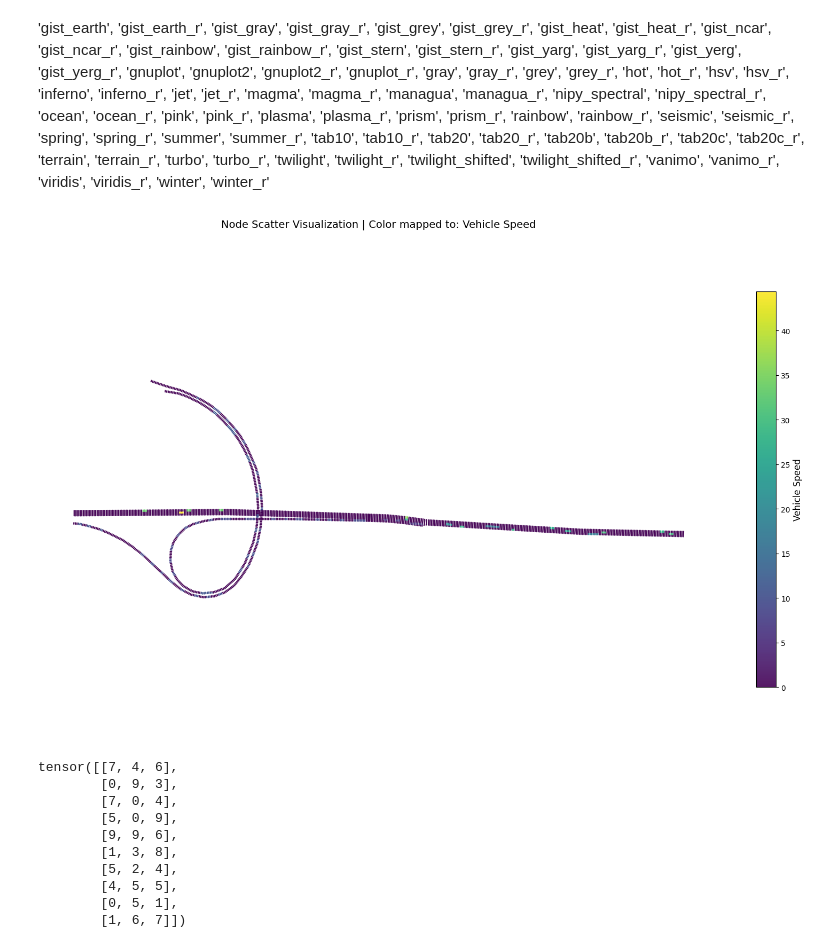
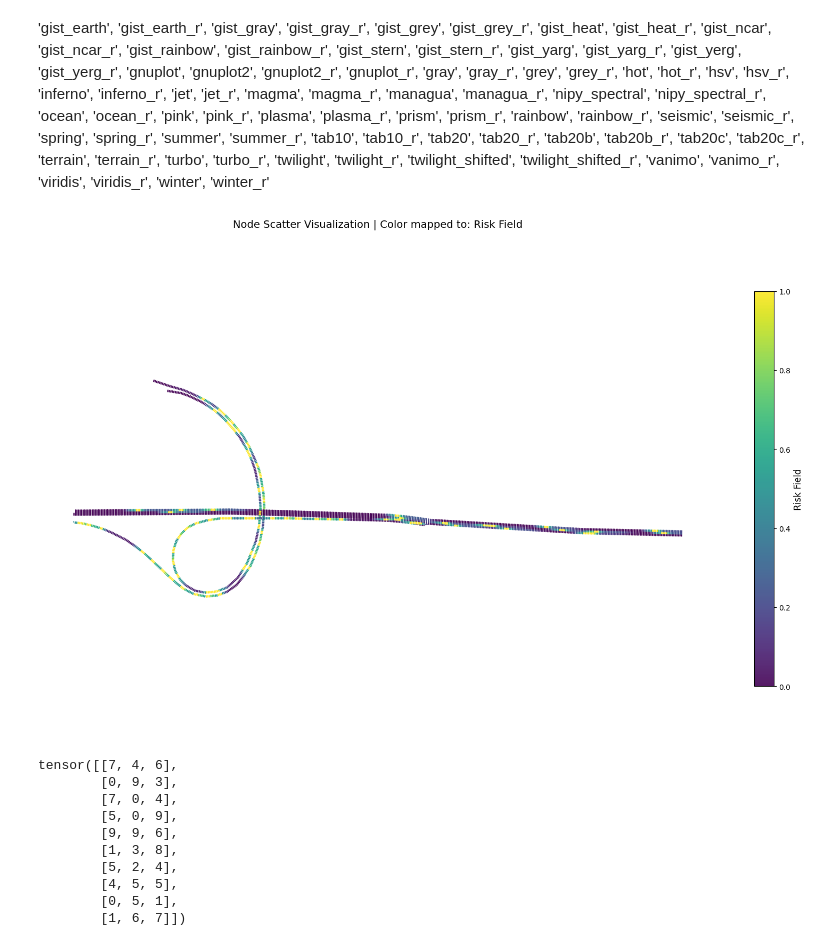
Before and after one commit to KomasaQi/COMPASS-Predictive-Driving, a Jupyter notebook: data/scripts/readGraphTest.ipynb, the cells around one changed output. Saved outputs shown, nothing was run; the diff lists cells and outputs as text; code cells hidden in the pictures.

```diff
--- a/data/scripts/readGraphTest.ipynb
+++ b/data/scripts/readGraphTest.ipynb
@@ -177,7 +170,7 @@ import torch
 from torch_geometric.data import Data
 
 # ====================== 1. 定义相对路径 ======================
-file_rel_path = "../dataset/rawmat/LygYc_no10_3500_merge_3_2025-12-28_12-59-55_205.mat"
+file_rel_path = "../dataset/CompassGraphDataset/raw/LygYc_no10_3500_merge_3_2025-12-28_12-59-55_200.mat"
 
 
 def read_graph_sample(file_rel_path,verbose=True):
@@ -222,6 +215,7 @@ def read_graph_sample(file_rel_path,verbose=True):
         graph_series.append(graph_pyg)
 
     if verbose:
+        file_abs_path = os.path.abspath(file_rel_path)
         # ====================== 4. 验证读取结果（匹配你的数据维度） ======================
         print("===== 读取结果 =====")
         print(f"文件路径：{file_abs_path}")
@@ -259,7 +245,7 @@ def plot_graph(graph_pyg, feature, cmap_style="viridis", node_display_size=3, pl
         'node_type': 3, 'free_end': 4, 'laneno': 5,
         'roadtype': 6, 'spdlim': 7, 'drivable': 8,
         'occ': 9, 'vtype': 10, 'spd': 11, 'speed': 11,
-        'acc': 12, 'head': 13,'heading':13, 'ego': 14, 'route': 15
+        'acc': 12, 'head': 13,'heading':13, 'ego': 14, 'route': 15, 'risk': 16
     }
     # ====================== 1. 核心配置区（⭐ 改这里即可切换特征/配色，按需修改） ======================
     # ✅ 选择要映射颜色的特征（填写【MATLAB索引】即可，自动转Python索引）
@@ -307,7 +293,7 @@ def plot_graph(graph_pyg, feature, cmap_style="viridis", node_display_size=3, pl
         3: "Node Type", 4: "Free Ends", 5: "Lane Number",
         6: "Road Type", 7: "Speed Limit", 8: "Drivable Area",
         9: "Vehicle Occupancy", 10: "Vehicle Type", 11: "Vehicle Speed",
-        12: "Vehicle Acc", 13: "Vehicle Heading", 14: "Ego Occupancy", 15: "Route Index"
+        12: "Vehicle Acc", 13: "Vehicle Heading", 14: "Ego Occupancy", 15: "Route Index", 16: "Risk Field"
     }
 
     cbar.set_label(feat_name_dict.get(color_map_matlab_idx, f"feature-MATLAB index{color_map_matlab_idx}"), fontsize=12)
@@ -326,9 +312,9 @@ def plot_graph(graph_pyg, feature, cmap_style="viridis", node_display_size=3, pl
     # 显示图形
     plt.show()
 # %%
-plot_graph(graph_series[40],'spd')
+plot_graph(graph_series[40],'risk')
 # %% [output]
-[figure, old version]
+[figure, new version]
 # %%
 # # ====================== 1. 定义相对路径 ======================
 # file_rel_path = "data/dataset/CompassGraphDataset/raw/LygYc_no10_3500_merge_3_2025-12-28_12-59-55_205.mat"
```
Also changed, not shown: parts of 6 cells of this notebook, 13 other files.
